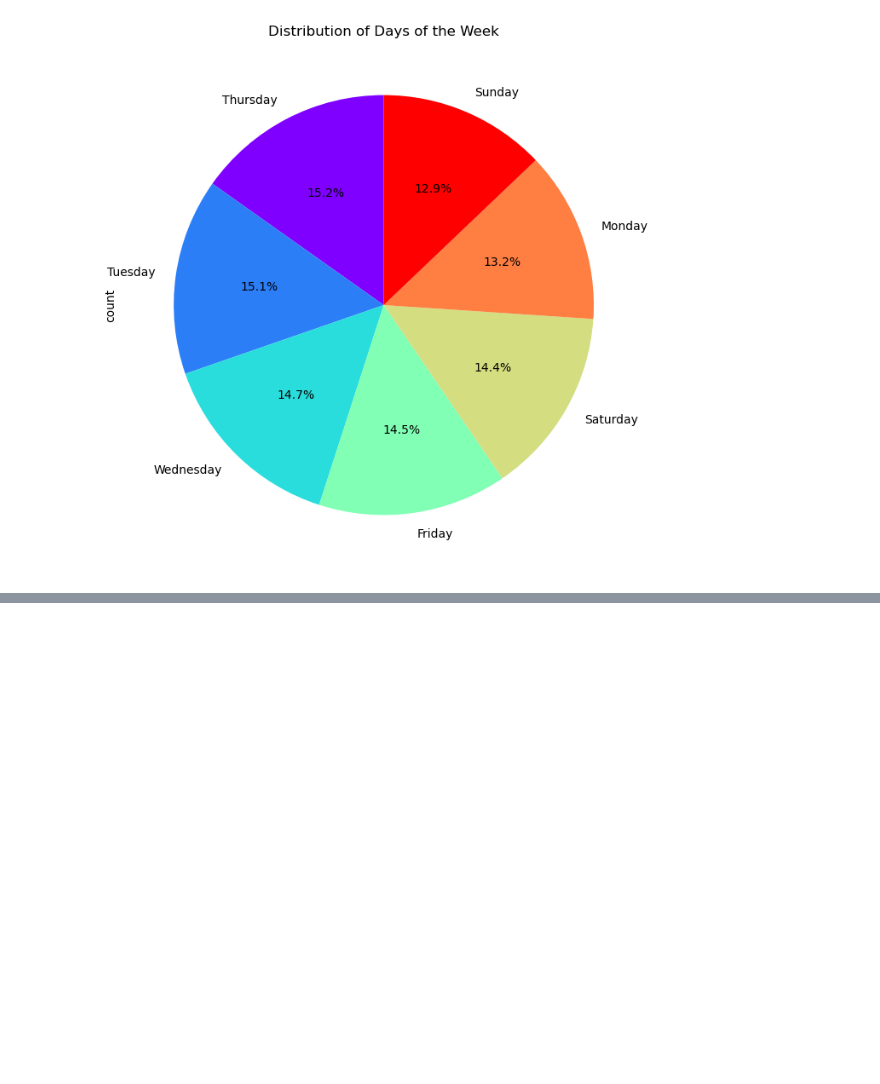
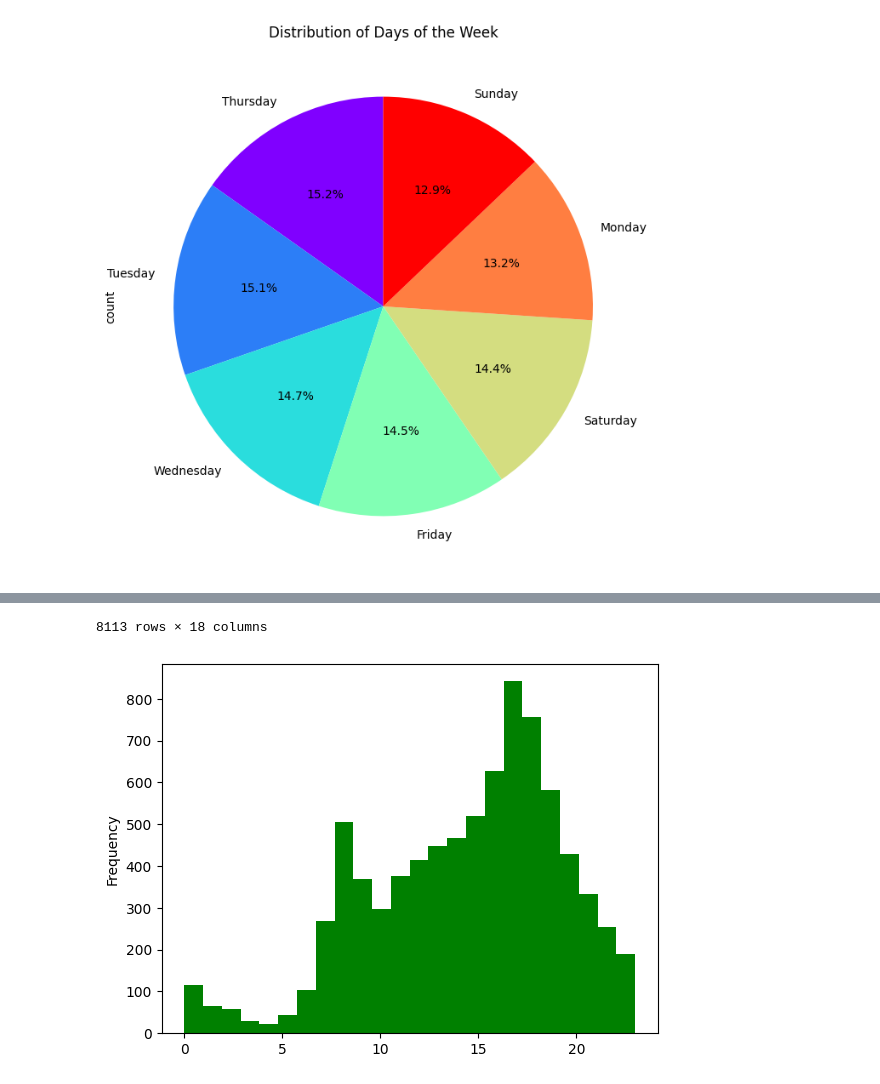
Before and after one commit to ConstCorrectness/toronto-bikeshare-2024, a Jupyter notebook: main.ipynb, the cells around one changed output, grey strips where cells are left out. Cells and saved outputs as stored; diff of their text form; code cells hidden in the pictures; blank space fills up the shorter version.

```diff
--- a/main.ipynb
+++ b/main.ipynb
@@ -557,0 +566,21 @@ plt.show()
+# %%
+
+
+sample_df['day_start'] = sample_df['Time Start'].apply(lambda x: pd.Timedelta(f'{x.hour}:{x.minute}:{x.second}'))
+
+
+sample_df['day_start_hour'] = sample_df['day_start'].dt.components.hours
+sample_df['day_start_minute'] = sample_df['day_start'].dt.components.minutes
+sample_df['day_start_seconds'] = sample_df['day_start'].dt.components.seconds
+
+# TODO: Make this nicer!
+# showing most busy bike use hours.
+sample_df['day_start_hour'].plot(kind='hist', bins=24, color='g')
+
+# November, Dec, Jan = Winter
+# Feb, March, Apr = Spring
+# May, Jun, Jul = Summer
+# Aug, Sept Oct = Fall
+
+sample_df
+# %% [output]
@@ -557,0 +599,2 @@ plt.show()
+8113 rows × 18 columns
+[figure, added]
```
Also changed, not shown: parts of 7 cells of this notebook, 4 other files.
